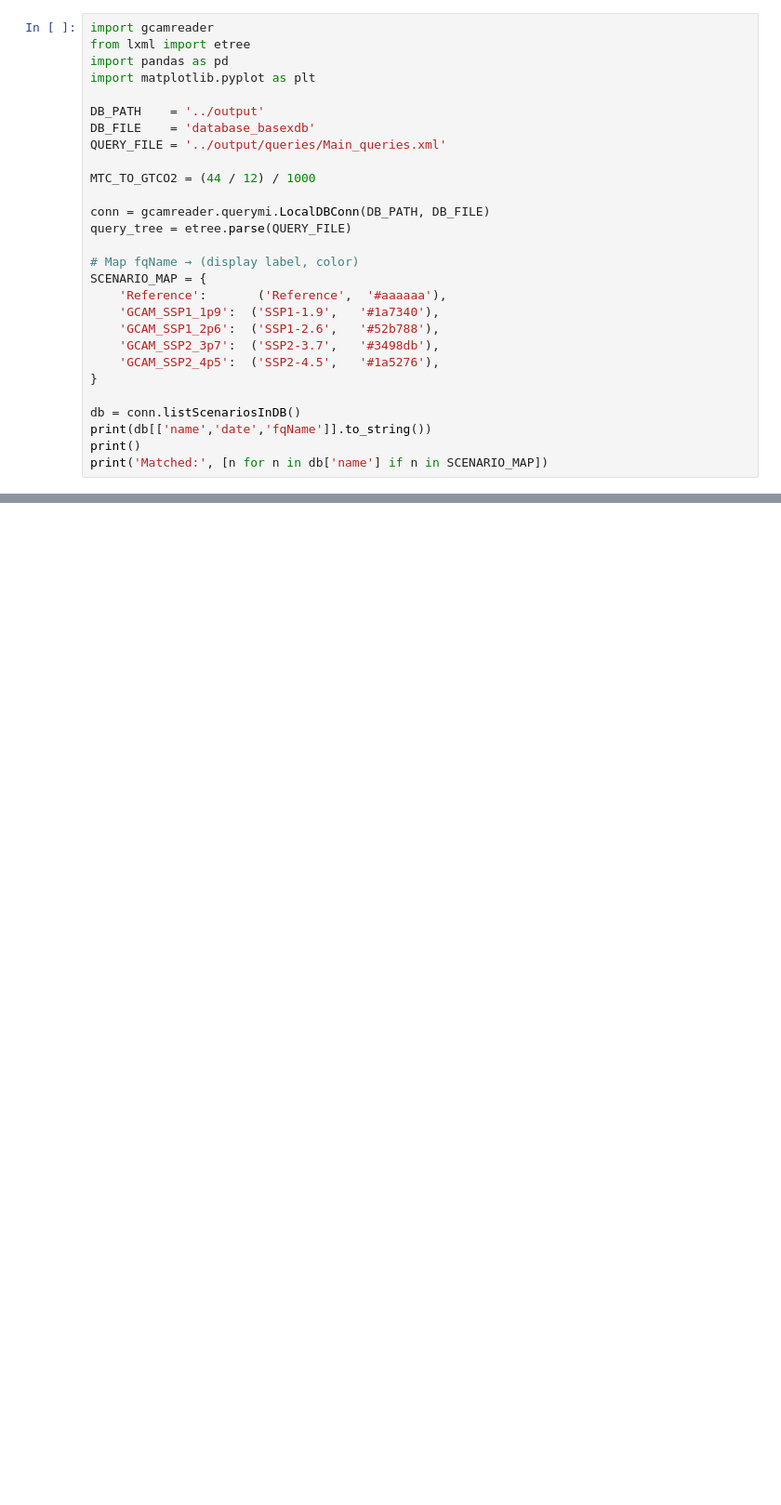
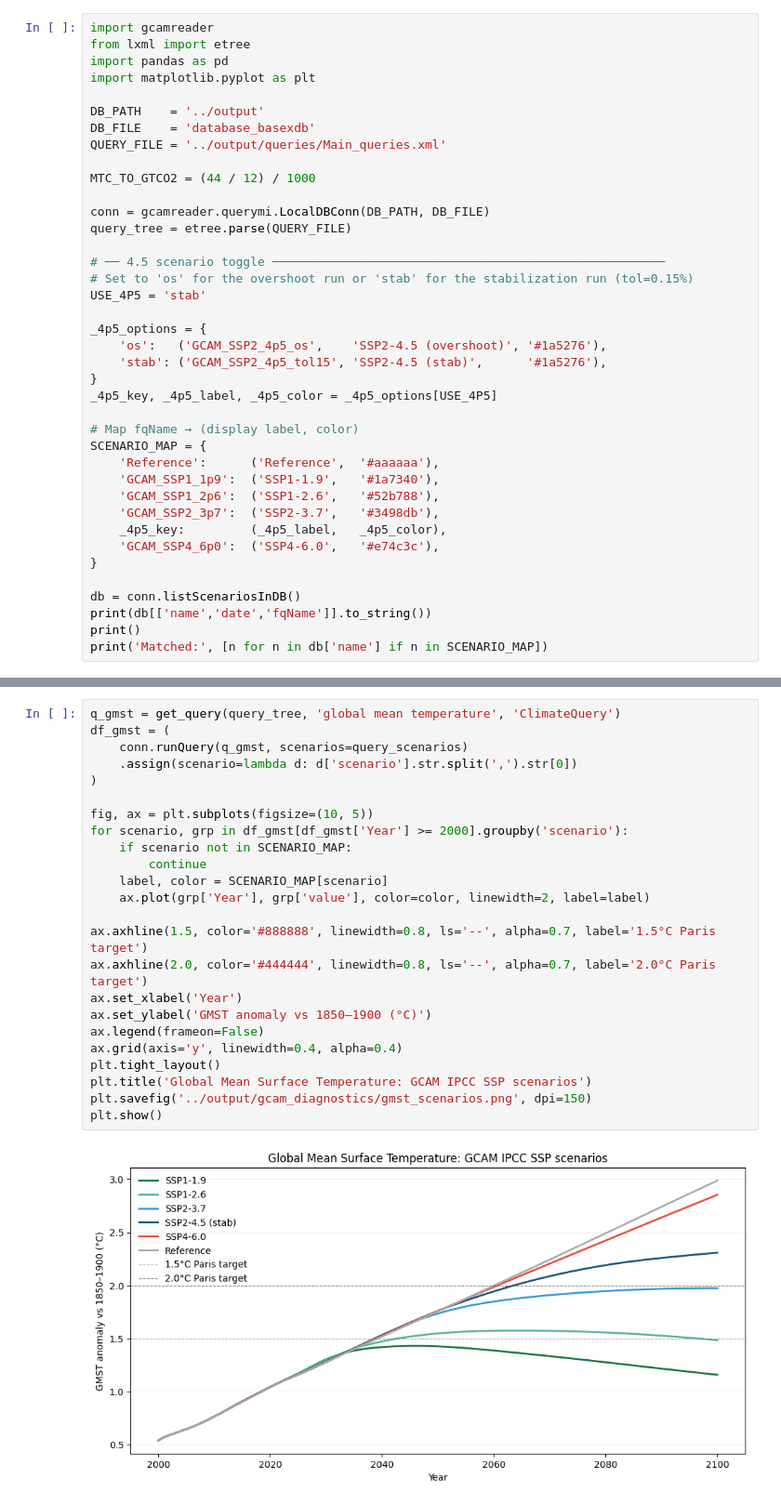
Before and after one commit to parkercaswell47/gcam, a Jupyter notebook: notebooks/02_policy_scenarios.ipynb, the cells around one changed output, grey strips where cells are left out. Shown at 93% size. Drawn from its saved outputs; the diff is of its cells as text; blank space fills up the shorter version.

```diff
--- a/notebooks/02_policy_scenarios.ipynb
+++ b/notebooks/02_policy_scenarios.ipynb
@@ -13,13 +13,24 @@ MTC_TO_GTCO2 = (44 / 12) / 1000
 conn = gcamreader.querymi.LocalDBConn(DB_PATH, DB_FILE)
 query_tree = etree.parse(QUERY_FILE)
 
+# ── 4.5 scenario toggle ──────────────────────────────────────────────────────
+# Set to 'os' for the overshoot run or 'stab' for the stabilization run (tol=0.15%)
+USE_4P5 = 'stab'
+
+_4p5_options = {
+    'os':   ('GCAM_SSP2_4p5_os',    'SSP2-4.5 (overshoot)', '#1a5276'),
+    'stab': ('GCAM_SSP2_4p5_tol15', 'SSP2-4.5 (stab)',      '#1a5276'),
+}
+_4p5_key, _4p5_label, _4p5_color = _4p5_options[USE_4P5]
+
 # Map fqName → (display label, color)
 SCENARIO_MAP = {
-    'Reference':       ('Reference',  '#aaaaaa'),
+    'Reference':      ('Reference',  '#aaaaaa'),
     'GCAM_SSP1_1p9':  ('SSP1-1.9',   '#1a7340'),
     'GCAM_SSP1_2p6':  ('SSP1-2.6',   '#52b788'),
     'GCAM_SSP2_3p7':  ('SSP2-3.7',   '#3498db'),
-    'GCAM_SSP2_4p5':  ('SSP2-4.5',   '#1a5276'),
+    _4p5_key:         (_4p5_label,   _4p5_color),
+    'GCAM_SSP4_6p0':  ('SSP4-6.0',   '#e74c3c'),
 }
 
 db = conn.listScenariosInDB()
@@ -121,0 +140,26 @@ plot_scenarios(df_fossil, 'EJ', 'EJ / yr',
+# %%
+q_gmst = get_query(query_tree, 'global mean temperature', 'ClimateQuery')
+df_gmst = (
+    conn.runQuery(q_gmst, scenarios=query_scenarios)
+    .assign(scenario=lambda d: d['scenario'].str.split(',').str[0])
+)
+
+fig, ax = plt.subplots(figsize=(10, 5))
+for scenario, grp in df_gmst[df_gmst['Year'] >= 2000].groupby('scenario'):
+    if scenario not in SCENARIO_MAP:
+        continue
+    label, color = SCENARIO_MAP[scenario]
+    ax.plot(grp['Year'], grp['value'], color=color, linewidth=2, label=label)
+
+ax.axhline(1.5, color='#888888', linewidth=0.8, ls='--', alpha=0.7, label='1.5°C Paris target')
+ax.axhline(2.0, color='#444444', linewidth=0.8, ls='--', alpha=0.7, label='2.0°C Paris target')
+ax.set_xlabel('Year')
+ax.set_ylabel('GMST anomaly vs 1850–1900 (°C)')
+ax.legend(frameon=False)
+ax.grid(axis='y', linewidth=0.4, alpha=0.4)
+plt.tight_layout()
+plt.title('Global Mean Surface Temperature: GCAM IPCC SSP scenarios')
+plt.savefig('../output/gcam_diagnostics/gmst_scenarios.png', dpi=150)
+plt.show()
+# %% [output]
+[figure, added]
```
Also changed, not shown: parts of 4 cells of this notebook, 2 other files.
